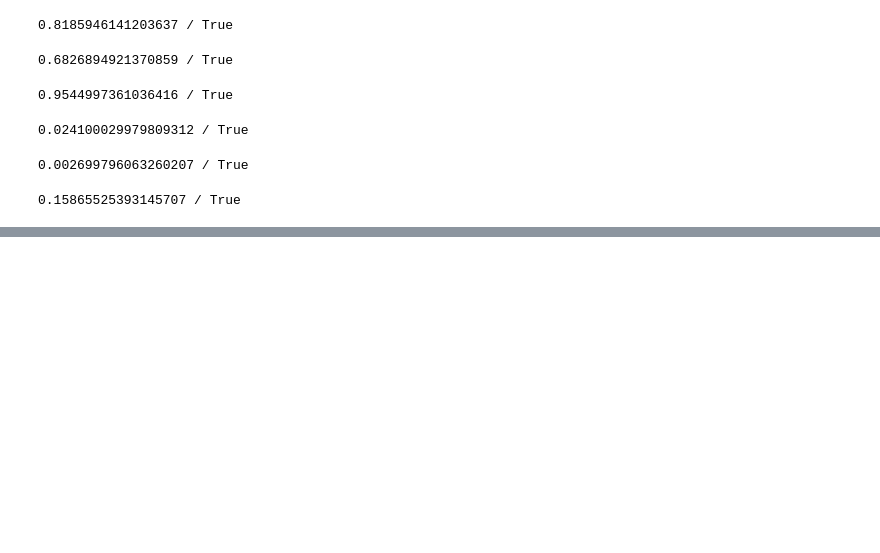
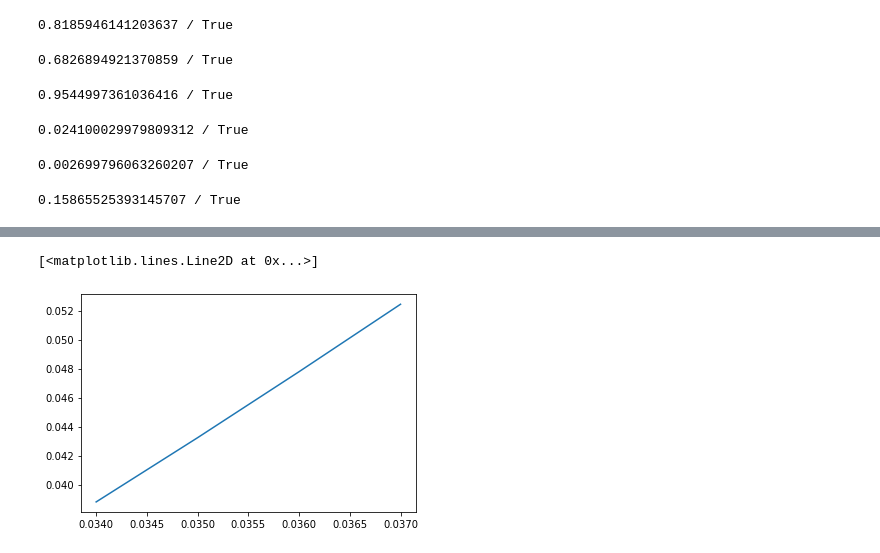
Before and after one commit to llkenny/statistics, a Jupyter notebook: 4/Homework 4.ipynb, the cells around one changed output, grey strips where cells are left out. Drawn from its saved outputs; the diff is of its cells as text; code cells hidden in the pictures; blank space fills up the shorter version.

```diff
--- a/4/Homework 4.ipynb
+++ b/4/Homework 4.ipynb
@@ -119,0 +189,10 @@ less_than(166)
+# %%
+start_scale = 0.034
+stop_scale = 0.038
+step = 0.001 # уменьшаем шаг
+scales = np.arange(start_scale, stop_scale, step)
+cdfs = [stats.norm.cdf(x=1, loc=1.06, scale=s) for s in scales]
+plt.plot(scales, cdfs)
+# %% [output]
+[<matplotlib.lines.Line2D at 0x...>]
+[figure, added]
```
Also changed, not shown: parts of 19 cells of this notebook.
